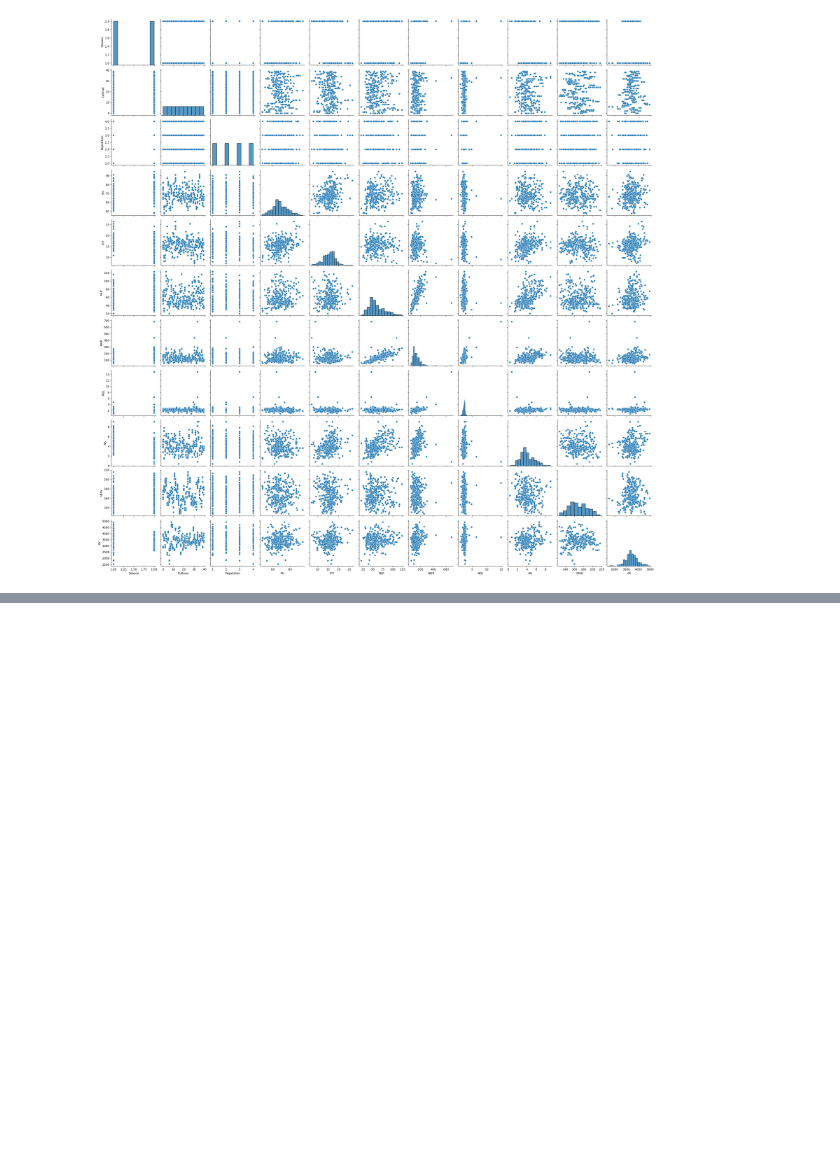
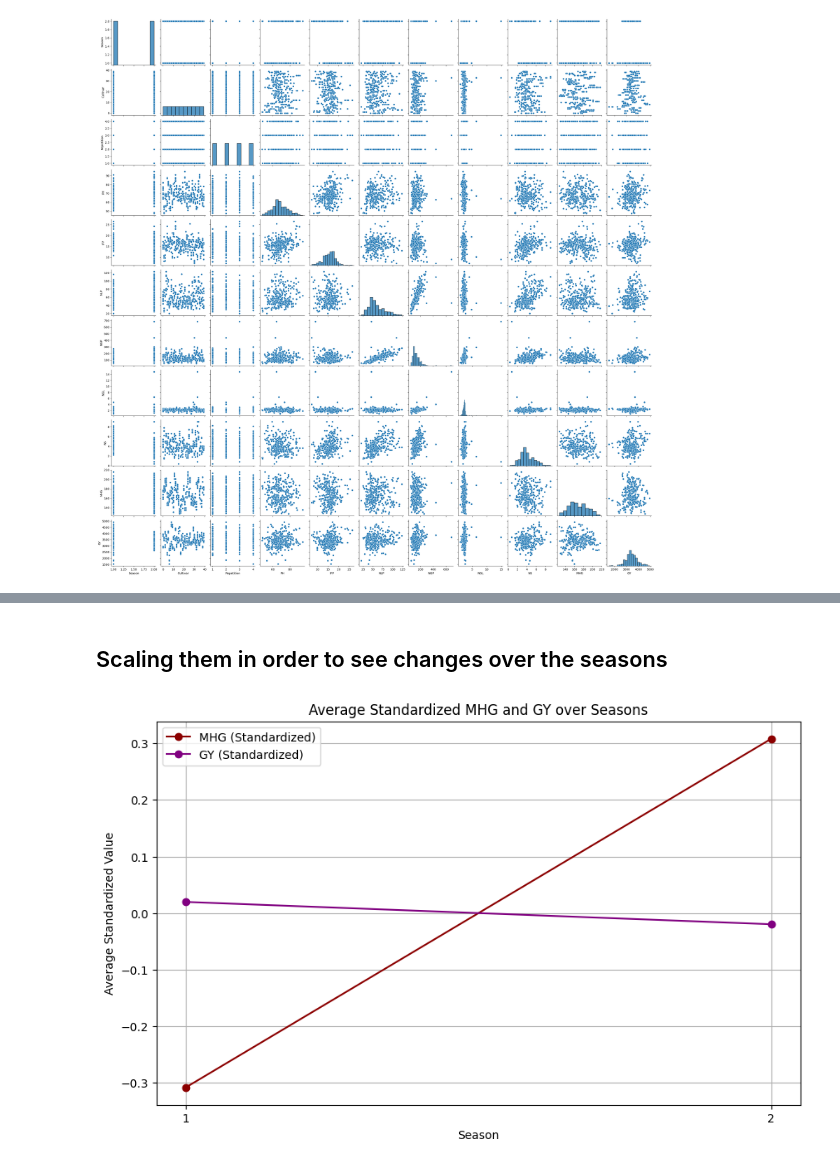
Before and after one commit to AntoniaPopovici/VOIS_2024, a Jupyter notebook: main.ipynb, the cells around one changed output, grey strips where cells are left out. Saved outputs shown, nothing was run; the diff lists cells and outputs as text; code cells hidden in the pictures; blank space fills up the shorter version.

```diff
--- a/main.ipynb
+++ b/main.ipynb
@@ -189,0 +252,21 @@ plt.show()
+# %% [markdown]
+## Scaling them in order to see changes over the seasons
+# %%
+scaler = StandardScaler()
+df_aux = df
+df_aux[['MHG_scaled', 'GY_scaled']] = scaler.fit_transform(df_aux[['MHG', 'GY']])
+
+season_avg_scaled = df_aux.groupby('Season')[['MHG_scaled', 'GY_scaled']].mean()
+
+plt.figure(figsize=(10, 6))
+plt.plot(season_avg_scaled.index, season_avg_scaled['MHG_scaled'], marker='o', label='MHG (Standardized)', color='darkred')
+plt.plot(season_avg_scaled.index, season_avg_scaled['GY_scaled'], marker='o', label='GY (Standardized)', color='purple')
+plt.xlabel('Season')
+plt.ylabel('Average Standardized Value')
+plt.title('Average Standardized MHG and GY over Seasons')
+plt.xticks(season_avg_scaled.index)
+plt.legend()
+plt.grid(True)
+plt.show()
+# %% [output]
+[figure, added]
```
Also changed, not shown: parts of 6 cells of this notebook.
